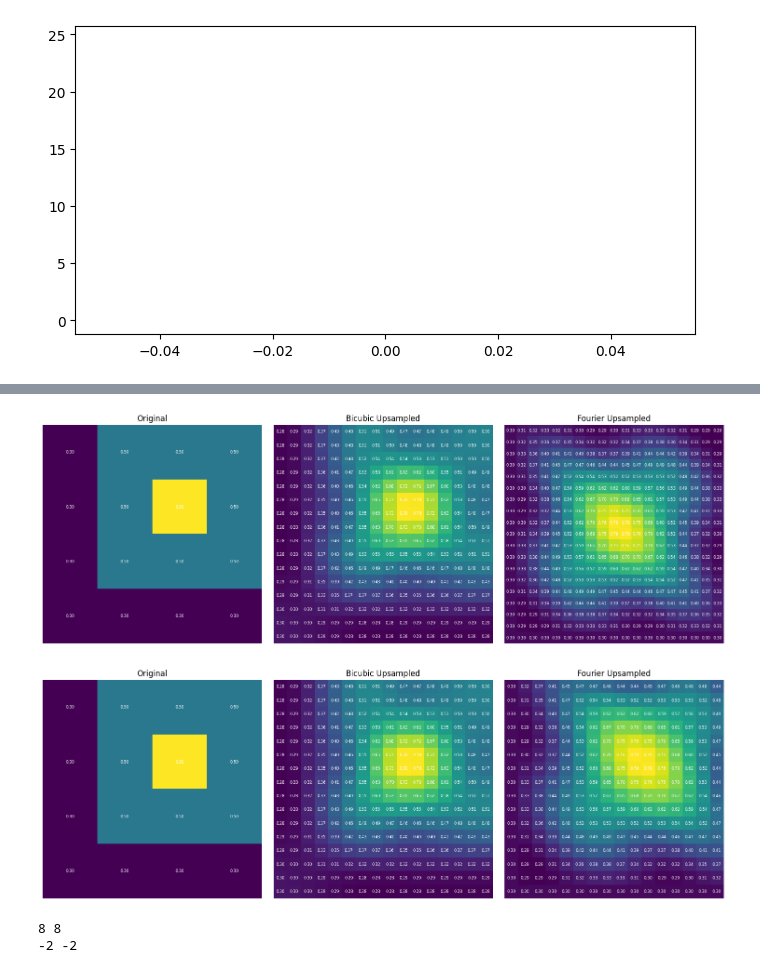
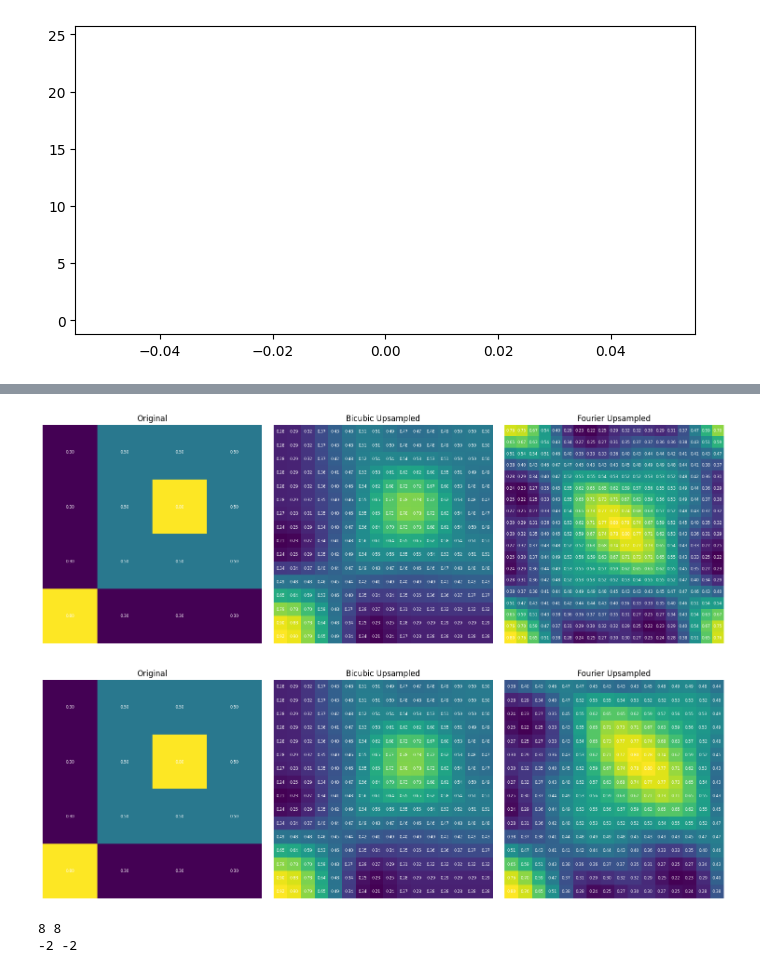
Before and after one commit to tpharmsen/AutoregressiveNeuralOperators, a Jupyter notebook: test.ipynb, the cells around one changed output, grey strips where cells are left out. Saved outputs shown, nothing was run; the diff lists cells and outputs as text; code cells hidden in the pictures.

```diff
--- a/test.ipynb
+++ b/test.ipynb
@@ -81,7 +81,7 @@ class AmiraDataset(Dataset):
 
 
 filenames = ['0000.h5']
-filebase = 'data/AmiraSet/'
+filebase = 'data/'
 filepaths = [filebase + filename for filename in filenames]
 dataset = AmiraDataset(filepaths)
 loader = DataLoader(dataset, batch_size=8, shuffle=False)
@@ -350,9 +293,13 @@ def fourier_resample(data: torch.Tensor, target_shape: tuple) -> torch.Tensor:
     x, y = data.shape[-2], data.shape[-1]
     new_x, new_y = target_shape
 
+    pos0 = torch.linspace(0 + 1/(2 * x), 1-1/(2*x), x)
+    # make a grid of positions
+    pos0mesh = torch.meshgrid(pos0, pos0)
+
     # Perform FFT and shift to center the zero-frequency components
     data_fft = torch.fft.fft2(data, norm='forward')
-    data_fft = torch.fft.fftshift(data_fft, dim=(-2, -1))
+    data_fft = torch.fft.fftshift(data_fft)
     # Zero-padding for upsampling
     if new_x >= x and new_y >= y:
         resampled_fft = torch.zeros((1, new_x, new_y), dtype=torch.complex64, device=data.device)
@@ -369,7 +316,7 @@ def fourier_resample(data: torch.Tensor, target_shape: tuple) -> torch.Tensor:
         resampled_fft = data_fft[:, x_min:x_min + new_x, y_min:y_min + new_y]
 
     # Perform inverse FFT and shift back
-    resampled_fft = torch.fft.ifftshift(resampled_fft, dim=(-2, -1))
+    resampled_fft = torch.fft.ifftshift(resampled_fft)
     resampled_data = torch.fft.ifft2(resampled_fft, norm='forward').real
 
     cropped_data = resampled_data[:target_shape[0], :target_shape[1]] #stay within unit square
@@ -399,36 +346,36 @@ def plot_results(original, bicubic, fourier):
         # Annotate pixel values
         for i in range(img.shape[0]):
             for j in range(img.shape[1]):
                 ax.text(j, i, f"{img[i, j]:.2f}", ha='center', va='center', color='white', fontsize=6)
 
     plt.tight_layout()
     plt.show()
 
 # Generate a simple test image (5x5 grid)
 low_res = torch.tensor([
-    [0.3, 0.3, 0.3, 0.3],
+    [0.8, 0.3, 0.3, 0.3],
     [0.3, 0.5, 0.5, 0.5],
     [0.3, 0.5, 0.8, 0.5],
     [0.3, 0.5, 0.5, 0.5]
 ]).unsqueeze(0).unsqueeze(0)
 
 
 # Target resolution (e.g., 10x10)
 target_shape1 = (19, 19)
 target_shape2 = (16, 16)
 
 # Apply upsampling
 #print(low_res.shape)
 bicubic_upsampled = spatial_resample(low_res, target_shape2, mode='bicubic')
 fourier_upsampled = spatial_resample(low_res, target_shape1, mode='fourier')
 
 # Plot results
 plot_results(low_res.squeeze(), bicubic_upsampled.squeeze(), fourier_upsampled.squeeze())
 plot_results(low_res.squeeze(), bicubic_upsampled.squeeze(), fourier_upsampled.squeeze()[:16,:16])
 #fourier_downsampled = spatial_resample(fourier_upsampled, target_shape=(4,4), mode='fourier')
 # %% [output]
-[figure, old version]
+[figure, new version]
-[figure, old version]
+[figure, new version]
 # %%
 def plot_results(original, bicubic, fourier):
     fig, axes = plt.subplots(1, 3, figsize=(12, 4))
```
Also changed, not shown: parts of 4 cells of this notebook.
